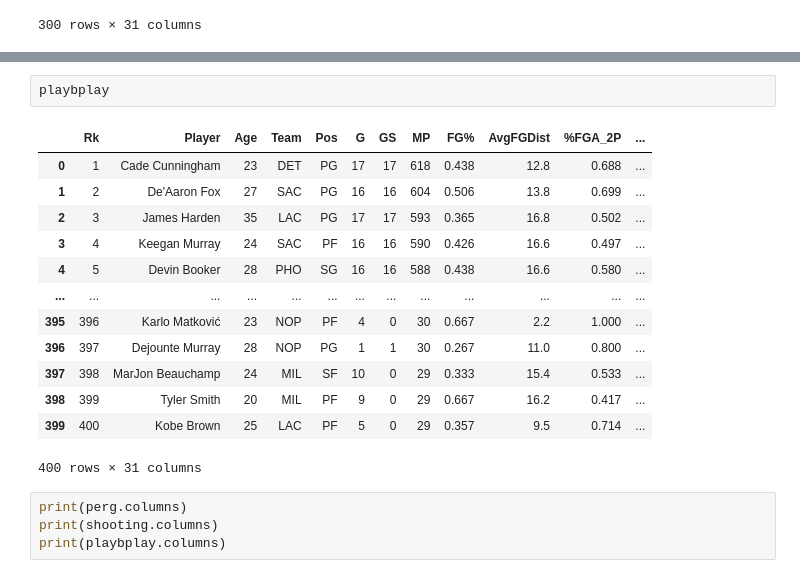
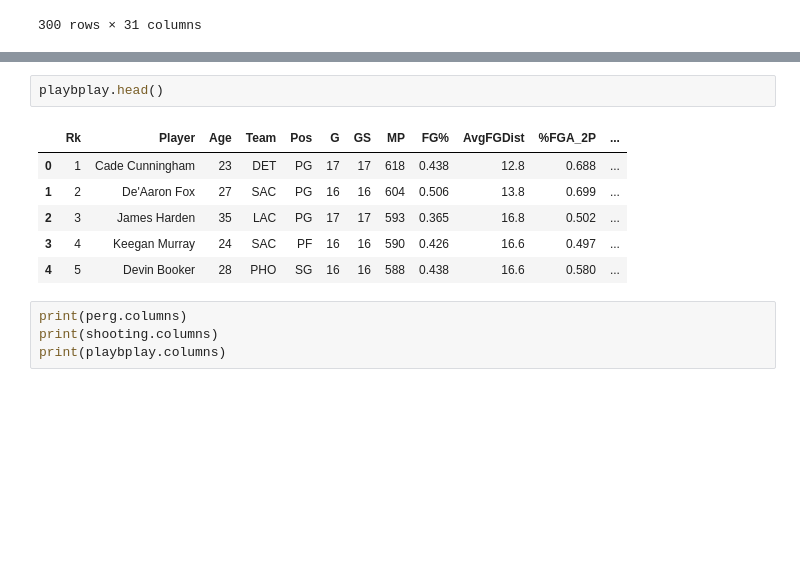
Before and after one commit to vtrackstar/Google-DA-Projects, a Jupyter notebook: ml-nba-offensive-playstyle-through-11-22-24.ipynb, the cells around one changed output, grey strips where cells are left out. Drawn from its saved outputs; the diff is of its cells as text; blank space fills up the shorter version.

```diff
--- a/ml-nba-offensive-playstyle-through-11-22-24.ipynb
+++ b/ml-nba-offensive-playstyle-through-11-22-24.ipynb
@@ -72,19 +70,12 @@ shooting
 # %%
-playbplay
+playbplay.head()
 # %% [output]
 |  | Rk | Player | Age | Team | Pos | G | GS | MP | FG% | AvgFGDist | %FGA_2P | ... |
 | 0 | 1 | Cade Cunningham | 23 | DET | PG | 17 | 17 | 618 | 0.438 | 12.8 | 0.688 | ... |
 | 1 | 2 | De'Aaron Fox | 27 | SAC | PG | 16 | 16 | 604 | 0.506 | 13.8 | 0.699 | ... |
 | 2 | 3 | James Harden | 35 | LAC | PG | 17 | 17 | 593 | 0.365 | 16.8 | 0.502 | ... |
 | 3 | 4 | Keegan Murray | 24 | SAC | PF | 16 | 16 | 590 | 0.426 | 16.6 | 0.497 | ... |
 | 4 | 5 | Devin Booker | 28 | PHO | SG | 16 | 16 | 588 | 0.438 | 16.6 | 0.580 | ... |
-| ... | ... | ... | ... | ... | ... | ... | ... | ... | ... | ... | ... | ... |
-| 395 | 396 | Karlo Matković | 23 | NOP | PF | 4 | 0 | 30 | 0.667 | 2.2 | 1.000 | ... |
-| 396 | 397 | Dejounte Murray | 28 | NOP | PG | 1 | 1 | 30 | 0.267 | 11.0 | 0.800 | ... |
-| 397 | 398 | MarJon Beauchamp | 24 | MIL | SF | 10 | 0 | 29 | 0.333 | 15.4 | 0.533 | ... |
-| 398 | 399 | Tyler Smith | 20 | MIL | PF | 9 | 0 | 29 | 0.667 | 16.2 | 0.417 | ... |
-| 399 | 400 | Kobe Brown | 25 | LAC | PF | 5 | 0 | 29 | 0.357 | 9.5 | 0.714 | ... |
-400 rows × 31 columns
 # %%
 print(perg.columns)
 print(shooting.columns)
```
Also changed, not shown: parts of 26 cells of this notebook.
